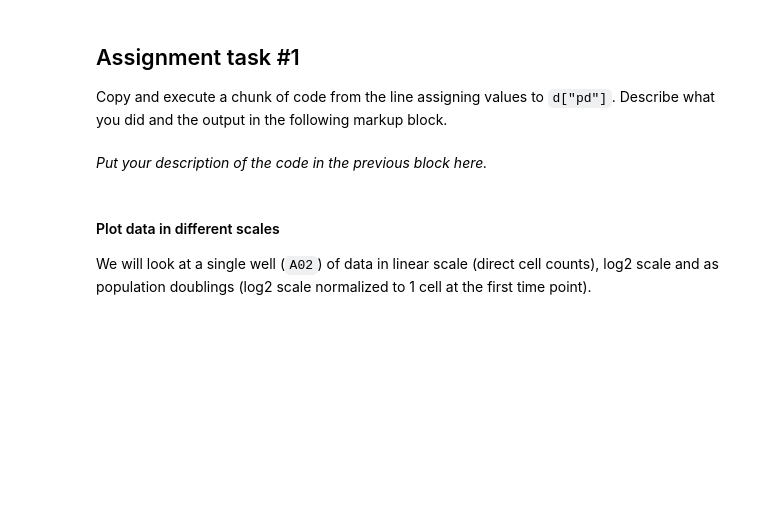
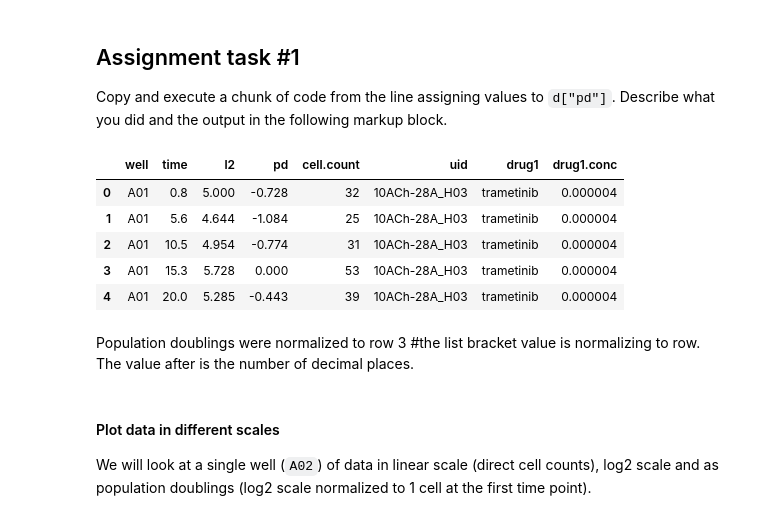
Before and after one commit to VU-CSP/github-assignment-davidaslaner, a Jupyter notebook: PopGrowthLecture_assignment_DA.ipynb, the cells around one changed output. Drawn from its saved outputs; the diff is of its cells as text; code cells hidden in the pictures; blank space fills up the shorter version.

```diff
--- a/PopGrowthLecture_assignment_DA.ipynb
+++ b/PopGrowthLecture_assignment_DA.ipynb
@@ -151,5 +163,15 @@ Copy and execute a chunk of code from the line assigning values to `d["pd"]`. De
-# %% [markdown]
-*Put your description of the code in the previous block here.*
+# %%
+d["pd"] = flatten_matrix([np.round(d[d["well"]==w]["l2"] - d[d["well"]==w]["l2"].to_list()[3],3) for w in d["well"].unique()])
+d.head()
+# %% [output]
+|  | well | time | l2 | pd | cell.count | uid | drug1 | drug1.conc |
+| 0 | A01 | 0.8 | 5.000 | -0.728 | 32 | 10ACh-28A_H03 | trametinib | 0.000004 |
+| 1 | A01 | 5.6 | 4.644 | -1.084 | 25 | 10ACh-28A_H03 | trametinib | 0.000004 |
+| 2 | A01 | 10.5 | 4.954 | -0.774 | 31 | 10ACh-28A_H03 | trametinib | 0.000004 |
+| 3 | A01 | 15.3 | 5.728 | 0.000 | 53 | 10ACh-28A_H03 | trametinib | 0.000004 |
+| 4 | A01 | 20.0 | 5.285 | -0.443 | 39 | 10ACh-28A_H03 | trametinib | 0.000004 |
+# %% [markdown]
+Population doublings were normalized to row 3 #the list bracket value is normalizing to row. The value after is the number of decimal places.
 # %% [markdown]
 #### Plot data in different scales
 We will look at a single well (`A02`) of data in linear scale (direct cell counts), log2 scale and as population doublings (log2 scale normalized to 1 cell at the first time point).
```
Also changed, not shown: parts of 27 cells of this notebook.
